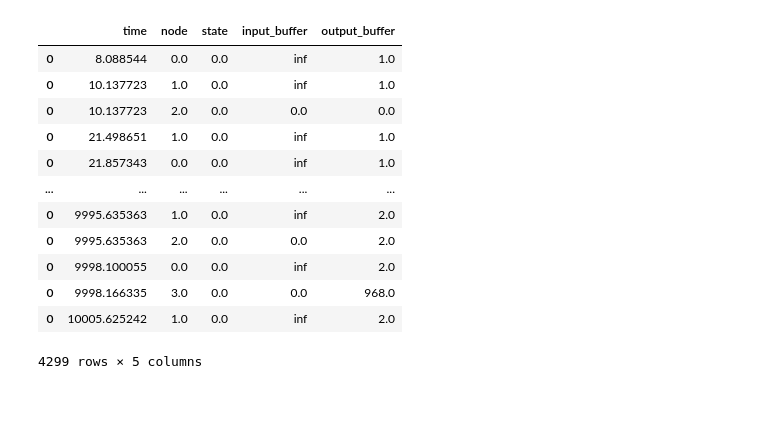
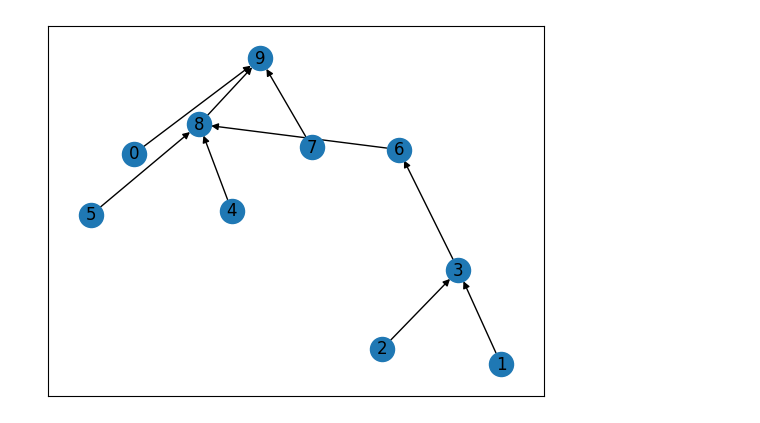
Before and after one commit to nachtflug6/ProcessTimeSeries, a Jupyter notebook: process_sim/test_process.ipynb, the cells around one changed output. Drawn from its saved outputs; the diff is of its cells as text; code cells hidden in the pictures.

```diff
--- a/process_sim/test_process.ipynb
+++ b/process_sim/test_process.ipynb
@@ -135,46 +261,23 @@ class ProdGraph:
 # %%
-adjacency_matrix = np.array([[0, 0, 1, 0],
-                             [0, 0, 1, 0],
-                             [0, 0, 0, 1],
-                             [0, 0, 0, 0]])
+import networkx as nx
 
-state_init_matrix = np.array([[1, 0, 0, 0],
-                             [1, 0, 0, 0],
-                             [0, 1, 0, 0],
-                             [0, 1, 0, 0]])
+n = 10
 
-buffer_limits = np.array([2, 2, 2, th.inf])
+adjacency_matrix = generate_random_dag(n, 0.2)
 
-# for i in range (20):
+state_init_matrix = th.zeros_like(th.tensor(adjacency_matrix))
+state_init_matrix[:, 0] = 1
 
-#     dists = [dist.Uniform(30 + i, 30 - i), dist.Uniform(30 + i, 30 - i), dist.Uniform(30 + i, 30 - i), dist.Uniform(30 + i, 30 - i)]
+batch_size_limit = th.zeros(n) + 2
+batch_size_limit[-1] = th.inf
 
-#     graph = ProdGraph(adjacency_matrix, dists, state_init_matrix, buffer_limits)
+dists = generate_random_distributions(n, 10)
 
-#     while graph.lapsed_time < 1000:
-#         graph.forward()
+G = nx.from_numpy_matrix(adjacency_matrix, create_using=nx.DiGraph)
 
-#     graph.log
+pos = nx.spring_layout(G)  # Positions for all nodes
 
-dists = [dist.Uniform(6, 14), dist.Uniform(6, 14), dist.Uniform(6, 14), dist.Uniform(6, 14)]
-
-graph = ProdGraph(adjacency_matrix, dists, state_init_matrix, buffer_limits)
-
-while graph.lapsed_time < 10000:
-    graph.forward()
-
-graph.log
+nx.draw_networkx(G, pos, with_labels=True, arrows=True)
+plt.show()
 # %% [output]
-|  | time | node | state | input_buffer | output_buffer |
-| 0 | 8.088544 | 0.0 | 0.0 | inf | 1.0 |
-| 0 | 10.137723 | 1.0 | 0.0 | inf | 1.0 |
-| 0 | 10.137723 | 2.0 | 0.0 | 0.0 | 0.0 |
-| 0 | 21.498651 | 1.0 | 0.0 | inf | 1.0 |
-| 0 | 21.857343 | 0.0 | 0.0 | inf | 1.0 |
-| ... | ... | ... | ... | ... | ... |
-| 0 | 9995.635363 | 1.0 | 0.0 | inf | 2.0 |
-| 0 | 9995.635363 | 2.0 | 0.0 | 0.0 | 2.0 |
-| 0 | 9998.100055 | 0.0 | 0.0 | inf | 2.0 |
-| 0 | 9998.166335 | 3.0 | 0.0 | 0.0 | 968.0 |
-| 0 | 10005.625242 | 1.0 | 0.0 | inf | 2.0 |
-4299 rows × 5 columns
+[figure, added]
```
Also changed, not shown: parts of 5 cells of this notebook, 1 other file.
